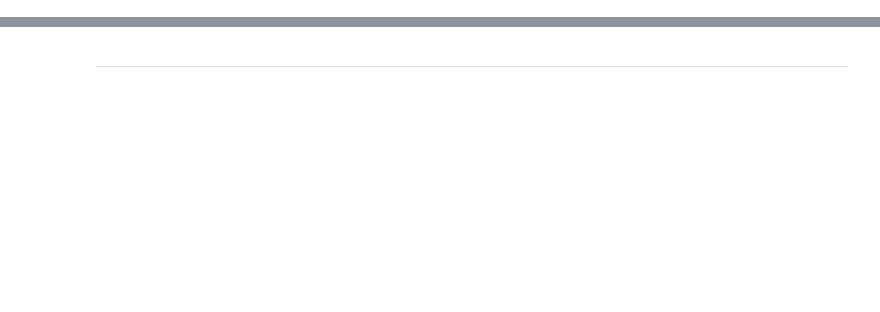
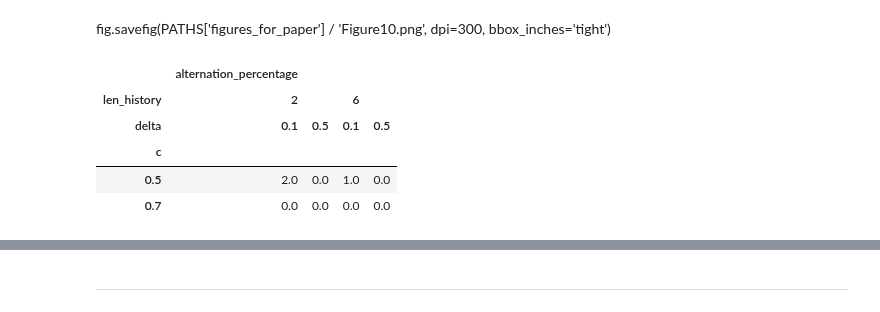
Before and after one commit to EAndrade-Lotero/Cognitive_Models_El_Farol_Bar_Problem, a Jupyter notebook: Figures for article/Figure11.ipynb, the cells around one changed output, grey strips where cells are left out. Saved outputs shown, nothing was run; the diff lists cells and outputs as text; code cells hidden in the pictures; blank space fills up the shorter version.

```diff
--- a/Figures for article/Figure11.ipynb
+++ b/Figures for article/Figure11.ipynb
@@ -383,0 +24,18 @@ fig.savefig(PATHS['figures_for_paper'] / 'Figure11.png', dpi=300, bbox_inches='t
+# %%
+fixed_parameters = {
+	"num_agents": 6,
+	"threshold": 0.5,
+}
+free_parameters = {
+    'inverse_temperature': 20,
+    'bias': 0.44,
+    'learning_rate': 0.3,
+    'len_history': 1,
+    'c': 0.7,
+    'delta': 0.02
+}
+simulation_parameters = {
+	'num_rounds': 500,
+    'num_episodes': 100,
+	'verbose': False
+}
@@ -383,0 +126,26 @@ fig.savefig(PATHS['figures_for_paper'] / 'Figure11.png', dpi=300, bbox_inches='t
+# %% [markdown]
+fig.savefig(PATHS['figures_for_paper'] / 'Figure10.png', dpi=300, bbox_inches='tight')
+# %%
+gm = GetMeasurements(raw_df, ['bounded_efficiency', 'inequality'])
+idx = AlternationIndex.from_file()
+df = gm.get_measurements()
+df = idx.alt_precentage(df, columns=['model']).reset_index()
+df['c'] = df['model'].apply(lambda x: x.split(';')[0].split('=')[1])
+df['len_history'] = df['model'].apply(lambda x: x.split(';')[1].split('=')[1])
+df['num_players'] = df['model'].apply(lambda x: x.split(';')[2].split('=')[1])
+df['delta'] = df['model'].apply(lambda x: x.split(';')[3].split('=')[1])
+df['alternation_percentage'] = df['alternation_percentage'] * 100
+alt_table = pd.pivot_table(
+    data=df,
+    index=['c'],
+    values=['alternation_percentage'],
+    columns=['len_history', 'delta']
+).fillna('-')
+alt_table
+# %% [output]
+|  | alternation_percentage |  |  |  |
+| len_history | 2 |  | 6 |  |
+| delta | 0.1 | 0.5 | 0.1 | 0.5 |
+| c |  |  |  |  |
+| 0.5 | 2.0 | 0.0 | 1.0 | 0.0 |
+| 0.7 | 0.0 | 0.0 | 0.0 | 0.0 |
```
Also changed, not shown: parts of 35 cells of this notebook, 13 other files.
